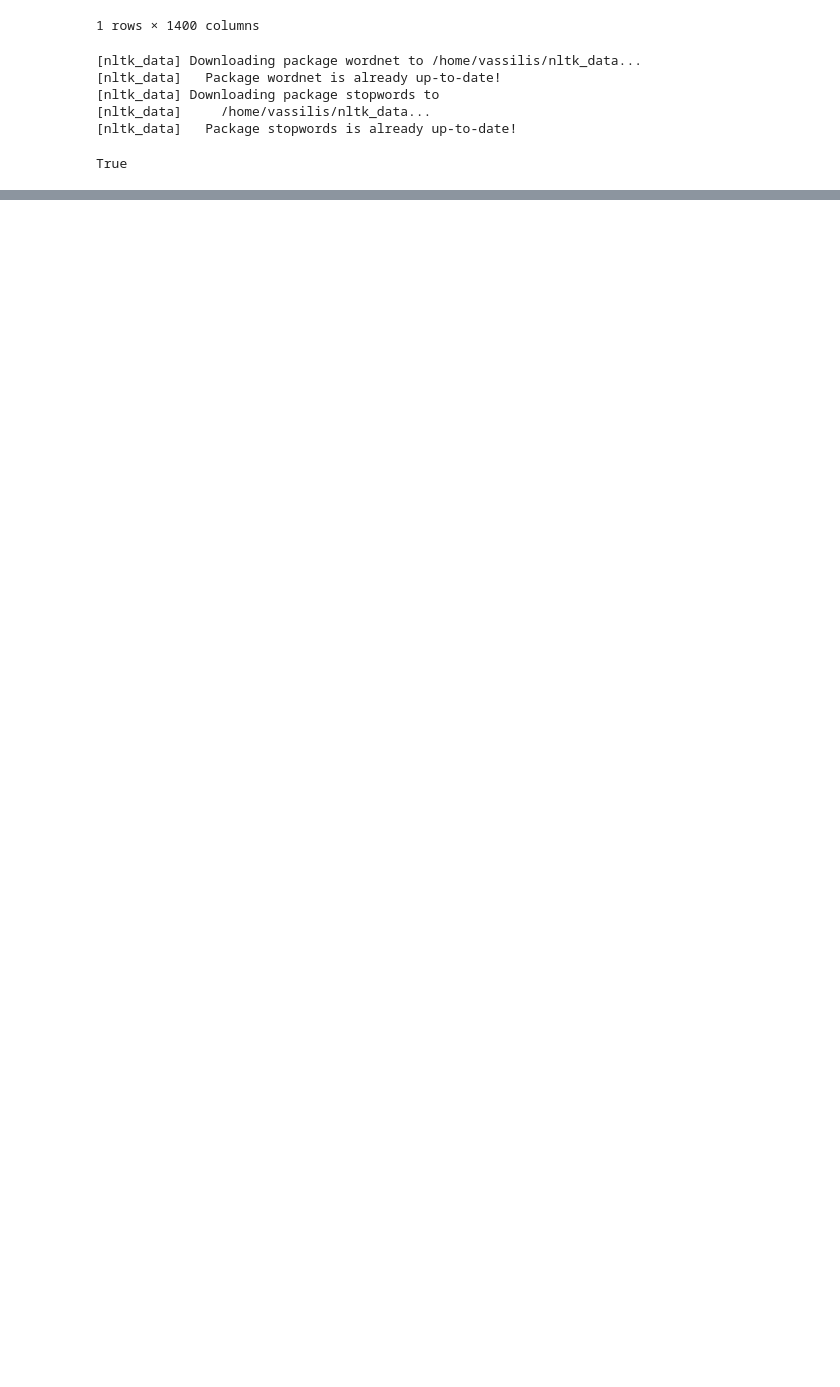
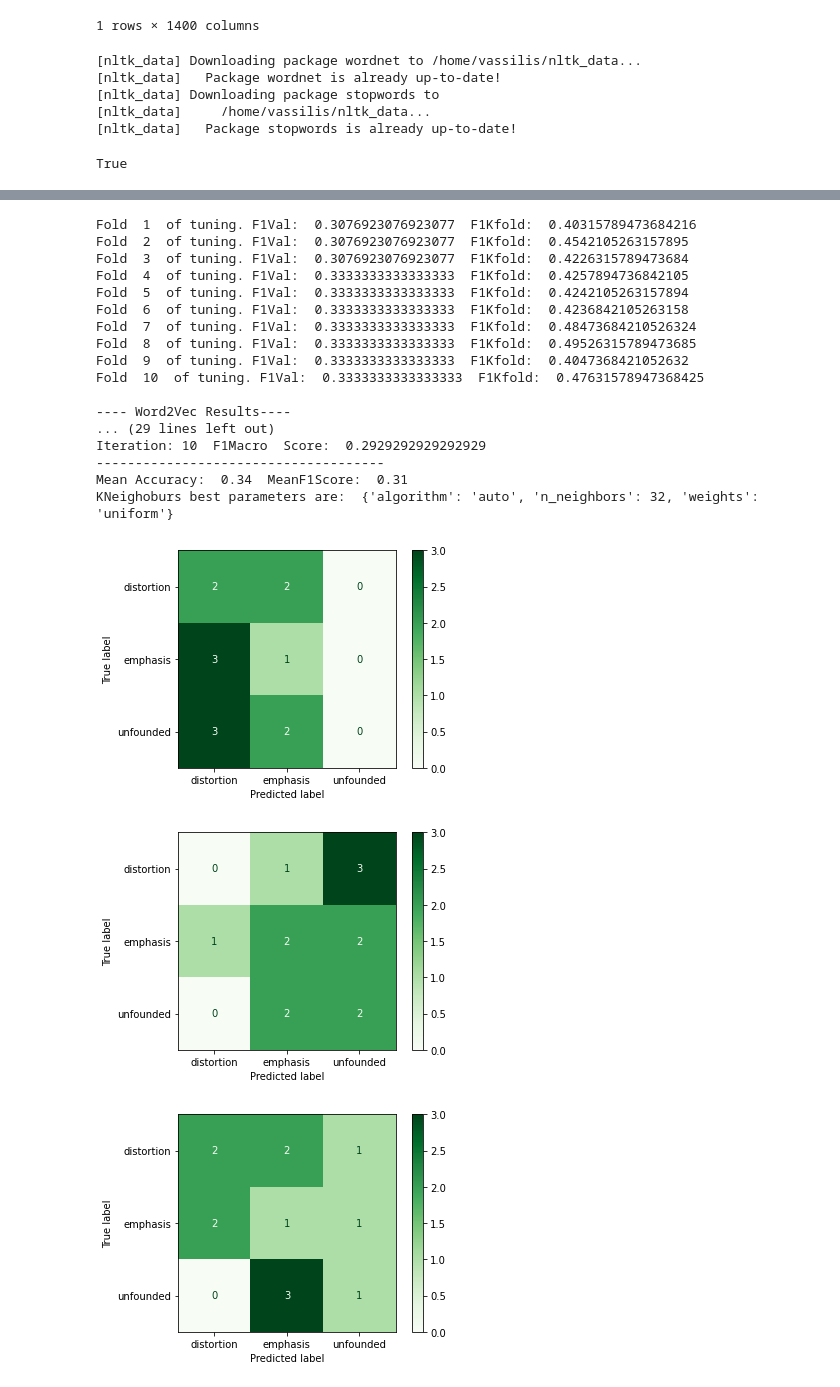
Before and after one commit to vGkatsis/MSc-Thesis, a Jupyter notebook: src/Summarisation_Pipeline.ipynb, the cells around one changed output, grey strips where cells are left out. Drawn from its saved outputs; the diff is of its cells as text; code cells hidden in the pictures; blank space fills up the shorter version.

```diff
--- a/src/Summarisation_Pipeline.ipynb
+++ b/src/Summarisation_Pipeline.ipynb
@@ -218,6 +234,7 @@ def HyperParameterTuningBowTfIdf(summarisationData, classifier):
 def TenFoldValidation_Word2Vec(summarisationData, classifier):
 
     accuracyResults = np.zeros([10])
+    f1Results = np.zeros([10])
 
     for counter in range(10):
         x_trainDf = pd.read_csv ('../data/Train_Eval_Test_Data/Iteration' + str(counter + 1) + '/train' + str(counter + 1) + '.tsv', sep='\t')
@@ -225,6 +242,11 @@ def TenFoldValidation_Word2Vec(summarisationData, classifier):
 
         x_testDf = pd.read_csv ('../data/Train_Eval_Test_Data/Iteration' + str(counter + 1) + '/test' + str(counter + 1) + '.tsv', sep='\t')
         x_testDf.columns = ["json_id", "claim", "justification_label"]
+
+        x_valDf = pd.read_csv ('../data/Train_Eval_Test_Data/Iteration' + str(counter + 1) + '/val' + str(counter + 1) + '.tsv', sep='\t')
+        x_valDf.columns = ["json_id", "claim", "justification_label"]
+
+        x_trainDf = pd.concat([x_trainDf, x_valDf])
 
         x_trainDf["summary"] = ""
         x_testDf["summary"]  = ""
@@ -243,10 +265,10 @@ def TenFoldValidation_Word2Vec(summarisationData, classifier):
         w2vTestClaimSum  = []
 
         for index, row in x_trainDf.iterrows():
-            w2vTrainClaimSum.append((cleanAndStemm(row['claim']) + cleanAndStemm(row['summary'])).split(" "))
+            w2vTrainClaimSum.append((cleanAndStemm(row['claim']) + cleanAndStemm(row['summary'])))
 
         for index, row in x_testDf.iterrows():
-            w2vTestClaimSum.append((cleanAndStemm(row['claim']) + cleanAndStemm(row['summary'])).split(" "))
+            w2vTestClaimSum.append((cleanAndStemm(row['claim']) + cleanAndStemm(row['summary'])))
 
 
         # Vectorize using Word2Vec
@@ -279,15 +301,20 @@ def TenFoldValidation_Word2Vec(summarisationData, classifier):
 
         yPredLabels = classifier.predict(X_test_vect_avg)
 
-#         ConfusionMatrixDisplay.from_predictions(yTestLabels, yPredLabels, cmap='Greens')
+        ConfusionMatrixDisplay.from_predictions(yTestLabels, yPredLabels, cmap='Greens')
 #         print(classification_report(yTestLabels,yPredLabels))
 
         accuracyScore = accuracy_score(yTestLabels,yPredLabels)
         accuracyResults[counter] = accuracyScore
 
+        f1Score = f1_score(yTestLabels,yPredLabels, average='macro')
+        f1Results[counter] = f1Score
+
         print("Iteration:",counter+1," Accuracy Score: ",accuracyScore)
+        print("Iteration:",counter+1," F1Macro  Score: ",f1Score)
+        print("-------------------------------------")
 
-    return accuracyResults, np.mean(accuracyResults)
+    return accuracyResults, round(np.mean(f1Results),2), round(np.mean(accuracyResults),2)
 # %%
 def HyperParameterTuningWord2Vec(summarisationData, classifier):
 
@@ -1379,0 +563,43 @@ Mean Accuracy:  0.34102564102564104
+# %%
+from sklearn.neighbors import KNeighborsClassifier
+
+# K-Neighbors Evaluation
+kNeighborsClas = KNeighborsClassifier()
+parameters = {
+              'weights':('uniform', 'distance'),
+              'algorithm':('auto', 'ball_tree', 'kd_tree', 'brute'),
+              'n_neighbors':range(1,150)
+             }
+# kNClassifier = GridSearchCV(kNeighborsClas, parameters, n_jobs=-1, cv=5, scoring='f1_macro')
+kNClassifier = GridSearchCV(kNeighborsClas, parameters, n_jobs=-1, cv=5, scoring='accuracy')
+
+bestModel, bestAccuracyTest, bestAccuracyVal, bestParams = HyperParameterTuningWord2Vec(summarisationData, kNClassifier)
+
+# K-Neighbors Classifier
+
+print("\n---- Word2Vec Results----\n")
+# # Word2Vec
+accuracyArrayY, meanF1Score, meanAccuracyY = TenFoldValidation_Word2Vec(summarisationData, bestModel)
+print("Mean Accuracy: ", meanAccuracyY, " MeanF1Score: ",meanF1Score)
+print("KNeighoburs best parameters are: ",bestParams)
+# %% [output]
+Fold  1  of tuning. F1Val:  0.3076923076923077  F1Kfold:  0.40315789473684216
+Fold  2  of tuning. F1Val:  0.3076923076923077  F1Kfold:  0.4542105263157895
+Fold  3  of tuning. F1Val:  0.3076923076923077  F1Kfold:  0.4226315789473684
+Fold  4  of tuning. F1Val:  0.3333333333333333  F1Kfold:  0.4257894736842105
+Fold  5  of tuning. F1Val:  0.3333333333333333  F1Kfold:  0.4242105263157894
+Fold  6  of tuning. F1Val:  0.3333333333333333  F1Kfold:  0.4236842105263158
+Fold  7  of tuning. F1Val:  0.3333333333333333  F1Kfold:  0.48473684210526324
+Fold  8  of tuning. F1Val:  0.3333333333333333  F1Kfold:  0.49526315789473685
+Fold  9  of tuning. F1Val:  0.3333333333333333  F1Kfold:  0.4047368421052632
+Fold  10  of tuning. F1Val:  0.3333333333333333  F1Kfold:  0.47631578947368425
+
+---- Word2Vec Results----
+... (29 lines left out)
+Iteration: 10  F1Macro  Score:  0.2929292929292929
+-------------------------------------
+Mean Accuracy:  0.34  MeanF1Score:  0.31
+KNeighoburs best parameters are:  {'algorithm': 'auto', 'n_neighbors': 32, 'weights': 'uniform'}
+[figure, added]
+[figure, added]
+[figure, added]
```
Also changed, not shown: parts of 53 cells of this notebook.
